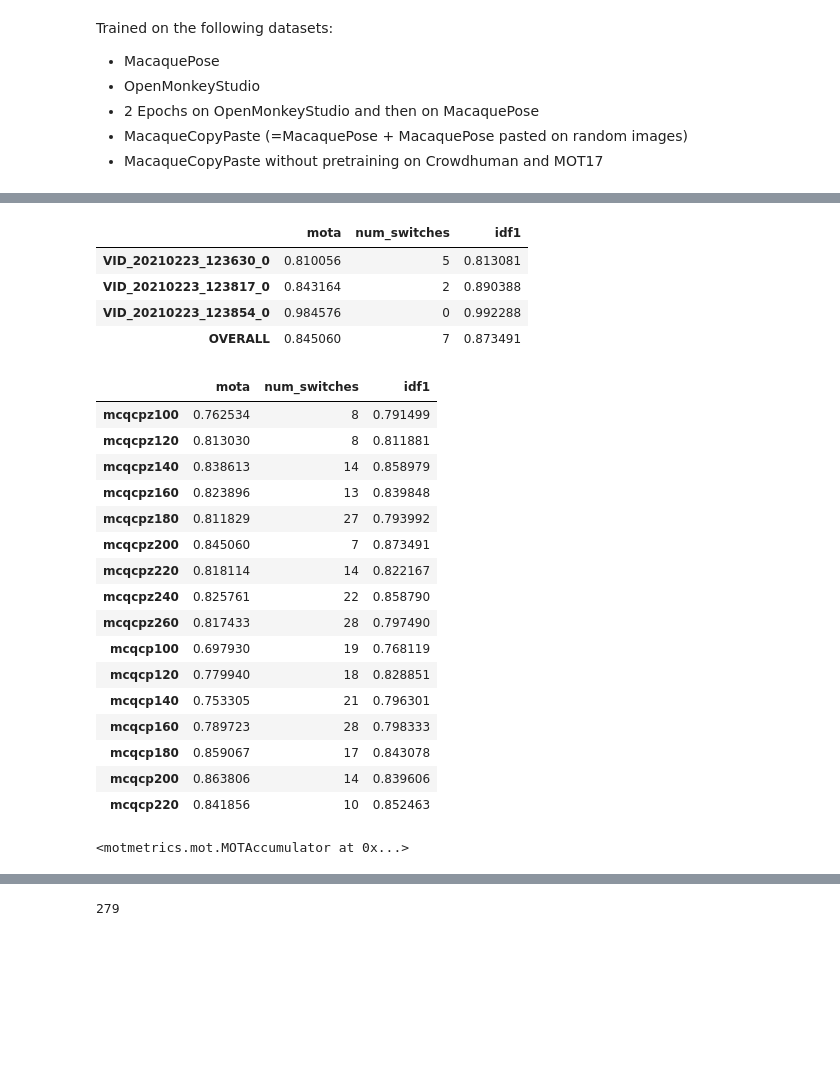
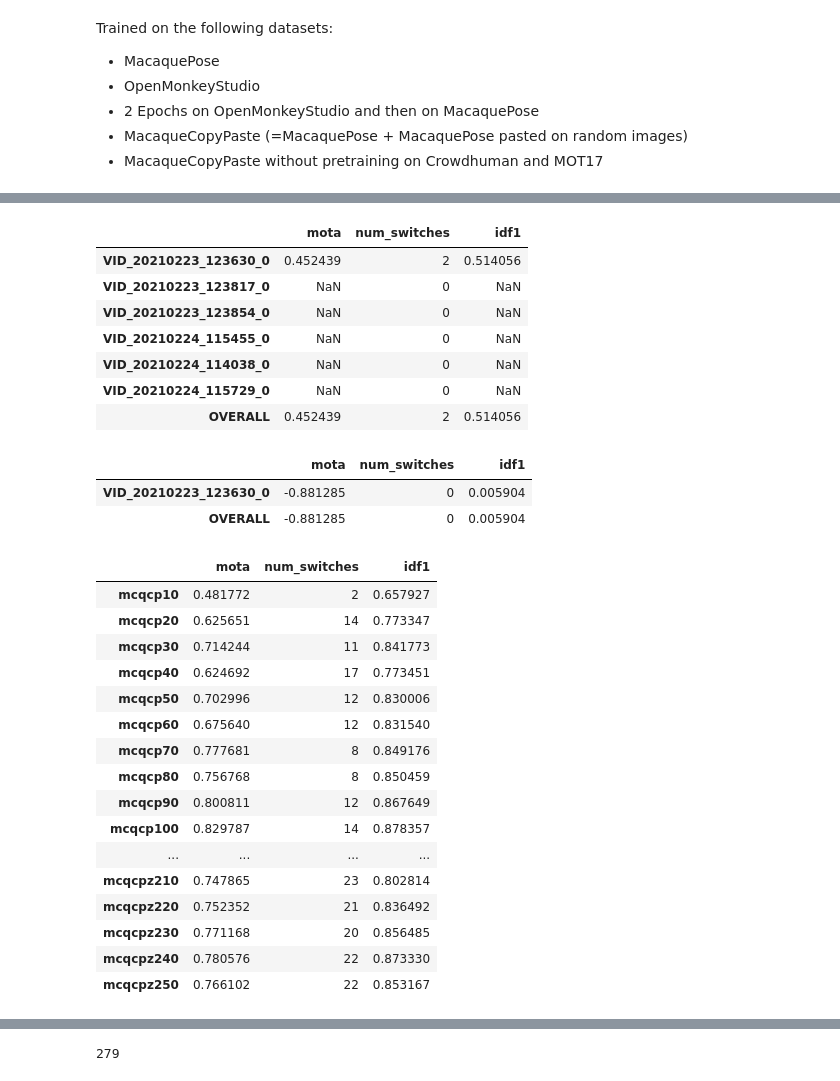
Before and after one commit to ecker-lab/PriMAT-tracking, a Jupyter notebook: own_ideas/evaluation.ipynb, the cells around one changed output, grey strips where cells are left out. Drawn from its saved outputs; the diff is of its cells as text; code cells hidden in the pictures; blank space fills up the shorter version.

```diff
--- a/own_ideas/evaluation.ipynb
+++ b/own_ideas/evaluation.ipynb
@@ -144,10 +129,17 @@ Trained on the following datasets:
 #['mcqcpz' + str(elem) for elem in list(range(40,281,10))]
 
 
-models = ['mcqcpz' + str(elem) for elem in list(range(100,261,20))] + \
-    ['mcqcp' + str(elem) for elem in list(range(100,221,20))]
+#['mcqcp2_' + str(elem) for elem in list(range(60,161,10))] + \
+models = ['mcqcp' + str(elem) for elem in [130, 200, 210]] + \
+    ['mcqcpz' + str(elem) for elem in [200, 140, 270]] + \
+    ['mcqcp2_'+ str(elem) for elem in [240, 200, 190]] + \
+    ['mcq'+ str(elem) for elem in [210, 280, 290]] + \
+    ['mcqcp32_' + str(elem) for elem in [220, 290, 150]]
+models = ['mcqcp' + str(elem) for elem in list(range(10, 251, 10))] + \
+    ['mcqcpz' + str(elem) for elem in list(range(10, 251, 10))]
 #models = ['mcqcp200']
 #print(models)
 # %%
-seqs = ['VID_20210223_123630_0', 'VID_20210223_123817_0', 'VID_20210223_123854_0']
+seqs = ['VID_20210223_123630_0', 'VID_20210223_123817_0', 'VID_20210223_123854_0',
+        'VID_20210224_115455_0', 'VID_20210224_114038_0', 'VID_20210224_115729_0']
 #seqs = ['VID_20210223_123630_0']
@@ -174,11 +146,11 @@ list(itertools.product(seqs,models))
 # %%
-def evaluate_model(model):
+def evaluate_model(model, seqs, path = "new_tracking/"):
 
     accs = []
 
     for seq in seqs:
         gt_results = read_gt_results_sep(seq)
-        mot_results = read_mot_results("/usr/users/vogg/FairMOT/videos/new_tracking/"+ seq + "/" + model + "/results.txt")
+        mot_results = read_mot_results("/usr/users/vogg/FairMOT/videos/" + path + seq + "/" + model + "/results.txt")
         #get every second frame to compare to labeled video
         #mot_results = { your_key: results.get(your_key, results.get(your_key + 1))
         #               for your_key in range(2,330,2) }
@@ -212,45 +184,52 @@ def evaluate_model(model):
     return(summary)
 # %%
 #With overall
-model = 'mcqcpz200'
-evaluate_model(model)
+model = 'mcqcpkalman150'
+evaluate_model(model, seqs)
 # %% [output]
 |  | mota | num_switches | idf1 |
-| VID_20210223_123630_0 | 0.810056 | 5 | 0.813081 |
-| VID_20210223_123817_0 | 0.843164 | 2 | 0.890388 |
-| VID_20210223_123854_0 | 0.984576 | 0 | 0.992288 |
-| OVERALL | 0.845060 | 7 | 0.873491 |
+| VID_20210223_123630_0 | 0.452439 | 2 | 0.514056 |
+| VID_20210223_123817_0 | NaN | 0 | NaN |
+| VID_20210223_123854_0 | NaN | 0 | NaN |
+| VID_20210224_115455_0 | NaN | 0 | NaN |
+| VID_20210224_114038_0 | NaN | 0 | NaN |
+| VID_20210224_115729_0 | NaN | 0 | NaN |
+| OVERALL | 0.452439 | 2 | 0.514056 |
+# %%
+#With overall
+model = 'mcqcp150'
+evaluate_model(model, ['VID_20210223_123630_0'])
+# %% [output]
+|  | mota | num_switches | idf1 |
+| VID_20210223_123630_0 | -0.881285 | 0 | 0.005904 |
+| OVERALL | -0.881285 | 0 | 0.005904 |
 # %%
 #Compare many models
 all_models = []
 
 for model in models:
-    summary = evaluate_model(model).iloc[-1:,:]
+    summary = evaluate_model(model, seqs).iloc[-1:,:]
     summary.index = [model]
     all_models.append(summary)
 
 
 output = pd.concat(all_models)
 output
 # %% [output]
 |  | mota | num_switches | idf1 |
-| mcqcpz100 | 0.762534 | 8 | 0.791499 |
-| mcqcpz120 | 0.813030 | 8 | 0.811881 |
-| mcqcpz140 | 0.838613 | 14 | 0.858979 |
-| mcqcpz160 | 0.823896 | 13 | 0.839848 |
-| mcqcpz180 | 0.811829 | 27 | 0.793992 |
-| mcqcpz200 | 0.845060 | 7 | 0.873491 |
-| mcqcpz220 | 0.818114 | 14 | 0.822167 |
-| mcqcpz240 | 0.825761 | 22 | 0.858790 |
-| mcqcpz260 | 0.817433 | 28 | 0.797490 |
-| mcqcp100 | 0.697930 | 19 | 0.768119 |
-| mcqcp120 | 0.779940 | 18 | 0.828851 |
-| mcqcp140 | 0.753305 | 21 | 0.796301 |
-| mcqcp160 | 0.789723 | 28 | 0.798333 |
-| mcqcp180 | 0.859067 | 17 | 0.843078 |
-| mcqcp200 | 0.863806 | 14 | 0.839606 |
-| mcqcp220 | 0.841856 | 10 | 0.852463 |
+| mcqcp10 | 0.481772 | 2 | 0.657927 |
+| mcqcp20 | 0.625651 | 14 | 0.773347 |
+| mcqcp30 | 0.714244 | 11 | 0.841773 |
+| mcqcp40 | 0.624692 | 17 | 0.773451 |
+| mcqcp50 | 0.702996 | 12 | 0.830006 |
+| mcqcp60 | 0.675640 | 12 | 0.831540 |
+| mcqcp70 | 0.777681 | 8 | 0.849176 |
+| mcqcp80 | 0.756768 | 8 | 0.850459 |
+| mcqcp90 | 0.800811 | 12 | 0.867649 |
+| mcqcp100 | 0.829787 | 14 | 0.878357 |
+| ... | ... | ... | ... |
+| mcqcpz210 | 0.747865 | 23 | 0.802814 |
+| mcqcpz220 | 0.752352 | 21 | 0.836492 |
+| mcqcpz230 | 0.771168 | 20 | 0.856485 |
+| mcqcpz240 | 0.780576 | 22 | 0.873330 |
+| mcqcpz250 | 0.766102 | 22 | 0.853167 |
-# %%
-accs[0]
-# %% [output]
-<motmetrics.mot.MOTAccumulator at 0x...>
```
Also changed, not shown: parts of 9 cells of this notebook, 35 other files.
